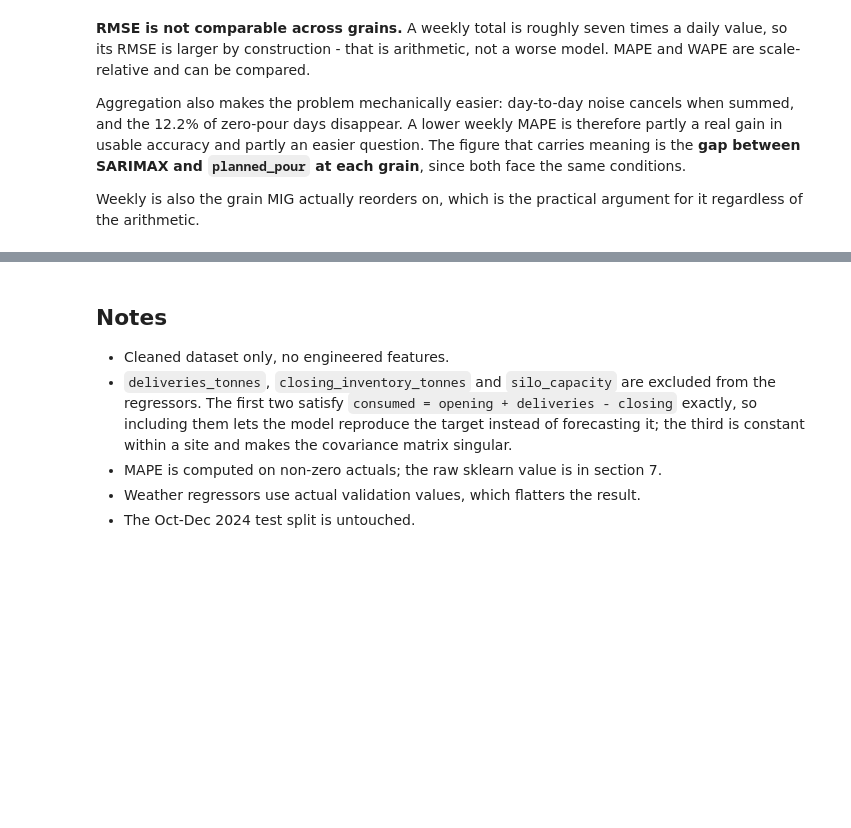
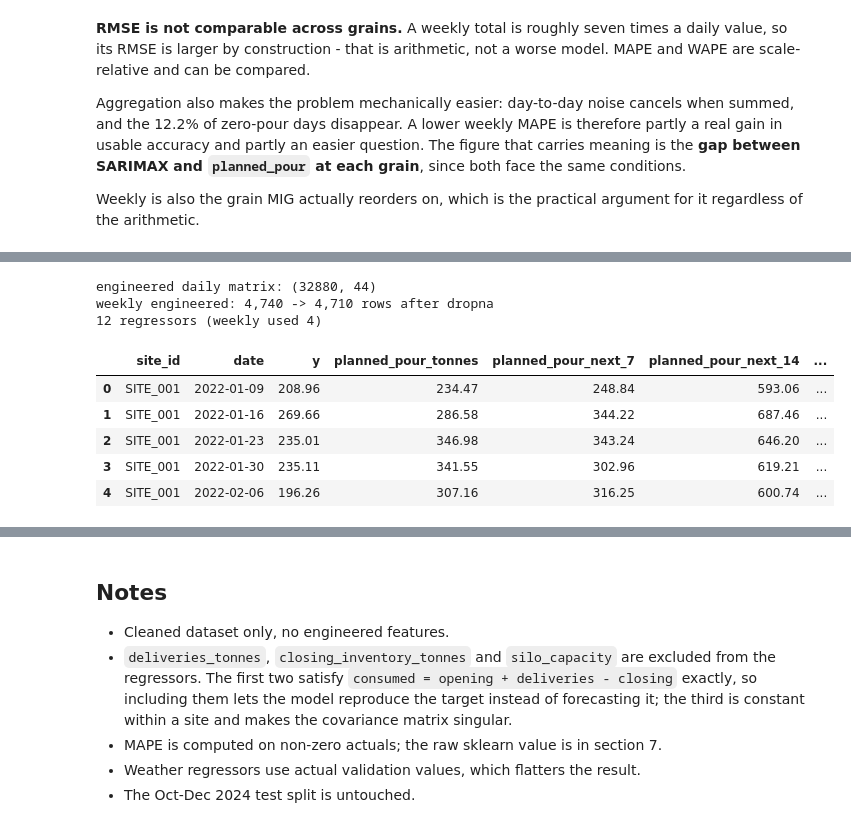
Before and after one commit to Olamideoo/MIG_Cement_Demand_Forecasting, a Jupyter notebook: NOTEBOOKS/04_Model_Development.ipynb, the cells around one changed output, grey strips where cells are left out. Cells and saved outputs as stored; diff of their text form; code cells hidden in the pictures; blank space fills up the shorter version.

```diff
--- a/NOTEBOOKS/04_Model_Development.ipynb
+++ b/NOTEBOOKS/04_Model_Development.ipynb
@@ -725,0 +751,47 @@ for it regardless of the arithmetic.
+# %%
+feats = pd.read_parquet(settings.processed_dir / "operations_feature_engineered.parquet")
+feats["date"] = pd.to_datetime(feats["date"])
+feats = feats.sort_values(["site_id", "date"]).reset_index(drop=True)
+print("engineered daily matrix:", feats.shape)
+
+AGG_ENG = {
+    "y": "sum",
+    "planned_pour_tonnes": "sum",
+    "planned_pour_next_7": "last",
+    "planned_pour_next_14": "last",
+    "pour_blocked_rain": "sum",
+    "frost": "sum",
+    "rain_mm": "mean",
+    "avg_temp_c": "mean",
+    "opening_inventory_tonnes": "first",
+    "inventory_vs_capacity": "first",
+    "headroom_tonnes": "first",
+    "cover_days_7": "first",
+    "days_since_planned_pour": "first",
+}
+
+weekly_eng = (feats.set_index("date")
+                   .groupby("site_id")
+                   .resample("W")
+                   .agg(AGG_ENG)
+                   .reset_index()
+                   .sort_values(["site_id", "date"])
+                   .reset_index(drop=True))
+
+EXOG_ENG = [c for c in AGG_ENG if c != "y"]
+
+before = len(weekly_eng)
+weekly_eng = weekly_eng.dropna(subset=["y"] + EXOG_ENG).reset_index(drop=True)
+print(f"weekly engineered: {before:,} -> {len(weekly_eng):,} rows after dropna")
+print(f"{len(EXOG_ENG)} regressors (weekly used 4)")
+weekly_eng.head()
+# %% [output]
+engineered daily matrix: (32880, 44)
+weekly engineered: 4,740 -> 4,710 rows after dropna
+12 regressors (weekly used 4)
+|  | site_id | date | y | planned_pour_tonnes | planned_pour_next_7 | planned_pour_next_14 | ... |
+| 0 | SITE_001 | 2022-01-09 | 208.96 | 234.47 | 248.84 | 593.06 | ... |
+| 1 | SITE_001 | 2022-01-16 | 269.66 | 286.58 | 344.22 | 687.46 | ... |
+| 2 | SITE_001 | 2022-01-23 | 235.01 | 346.98 | 343.24 | 646.20 | ... |
+| 3 | SITE_001 | 2022-01-30 | 235.11 | 341.55 | 302.96 | 619.21 | ... |
+| 4 | SITE_001 | 2022-02-06 | 196.26 | 307.16 | 316.25 | 600.74 | ... |
```
Also changed, not shown: parts of 27 cells of this notebook.
